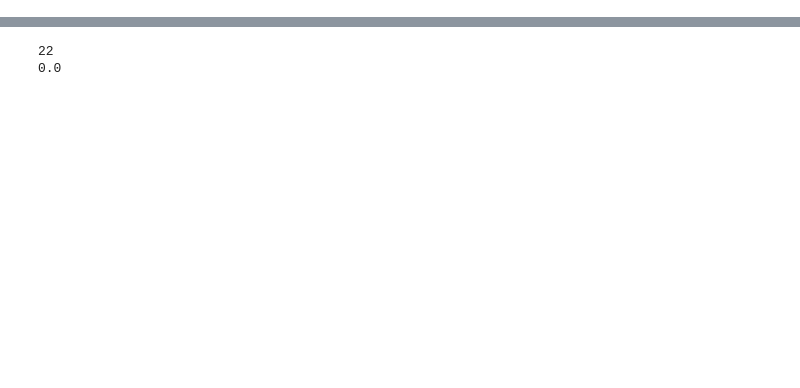
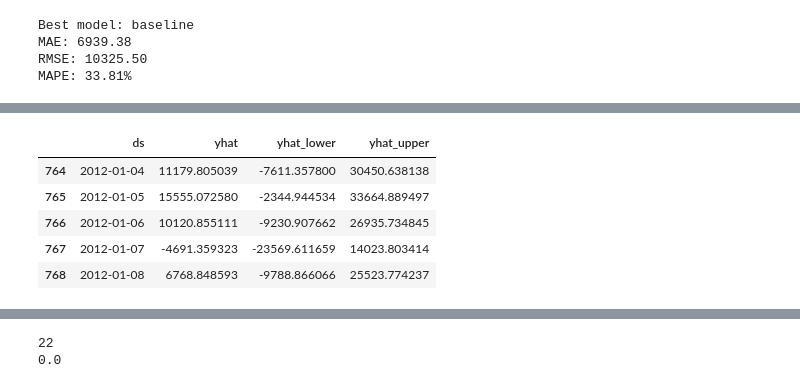
Before and after one commit to codeplayboy/RetailPulse-Zidio, a Jupyter notebook: notebooks/06_demand_forecasting.ipynb, the cells around one changed output, grey strips where cells are left out. Saved outputs shown, nothing was run; the diff lists cells and outputs as text; code cells hidden in the pictures; blank space fills up the shorter version.

```diff
--- a/notebooks/06_demand_forecasting.ipynb
+++ b/notebooks/06_demand_forecasting.ipynb
@@ -383,8 +0,0 @@ Forecast Saved
-# %%
-from prophet import Prophet
-
-model = Prophet()
-
-model.fit(ts)
-
-print("Model Trained Successfully")
@@ -395,6 +0,0 @@ Model Trained Successfully
-# %%
-future = model.make_future_dataframe(
-    periods=30
-)
-
-future.tail()
@@ -473,0 +199,32 @@ fig1 = model.plot(forecast)
+# %%
+best_config = comparison_df.iloc[0].to_dict()
+best_model_name = best_config["model"]
+
+print(f"Best model: {best_model_name}")
+print(f"MAE: {best_config['mae']:.2f}")
+print(f"RMSE: {best_config['rmse']:.2f}")
+print(f"MAPE: {best_config['mape']:.2f}%")
+
+best_model = Prophet(
+    changepoint_prior_scale=best_config["changepoint_prior_scale"],
+    seasonality_prior_scale=best_config["seasonality_prior_scale"],
+    yearly_seasonality=True,
+    weekly_seasonality=True,
+    interval_width=0.95,
+)
+best_model.add_seasonality(
+    name="monthly",
+    period=30.5,
+    fourier_order=5,
+)
+best_model.fit(series_df)
+
+future = best_model.make_future_dataframe(periods=30, freq="D")
+best_forecast = best_model.predict(future)
+
+best_forecast[["ds", "yhat", "yhat_lower", "yhat_upper"]].tail()
+# %% [output]
+Best model: baseline
+MAE: 6939.38
+RMSE: 10325.50
+MAPE: 33.81%
@@ -473,0 +233,6 @@ fig1 = model.plot(forecast)
+|  | ds | yhat | yhat_lower | yhat_upper |
+| 764 | 2012-01-04 | 11179.805039 | -7611.357800 | 30450.638138 |
+| 765 | 2012-01-05 | 15555.072580 | -2344.944534 | 33664.889497 |
+| 766 | 2012-01-06 | 10120.855111 | -9230.907662 | 26935.734845 |
+| 767 | 2012-01-07 | -4691.359323 | -23569.611659 | 14023.803414 |
+| 768 | 2012-01-08 | 6768.848593 | -9788.866066 | 25523.774237 |
```
Also changed, not shown: parts of 75 cells of this notebook, 10 other files.
